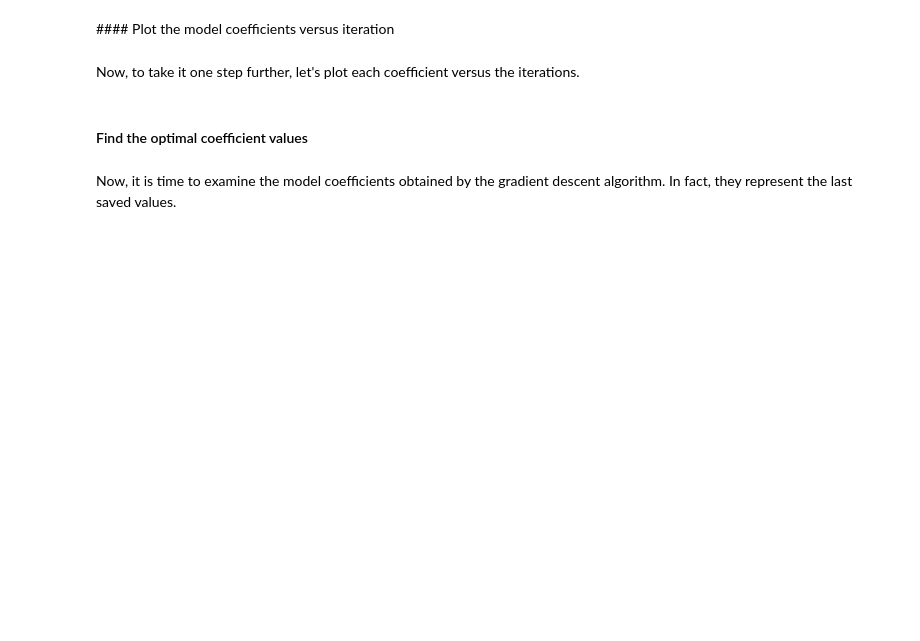
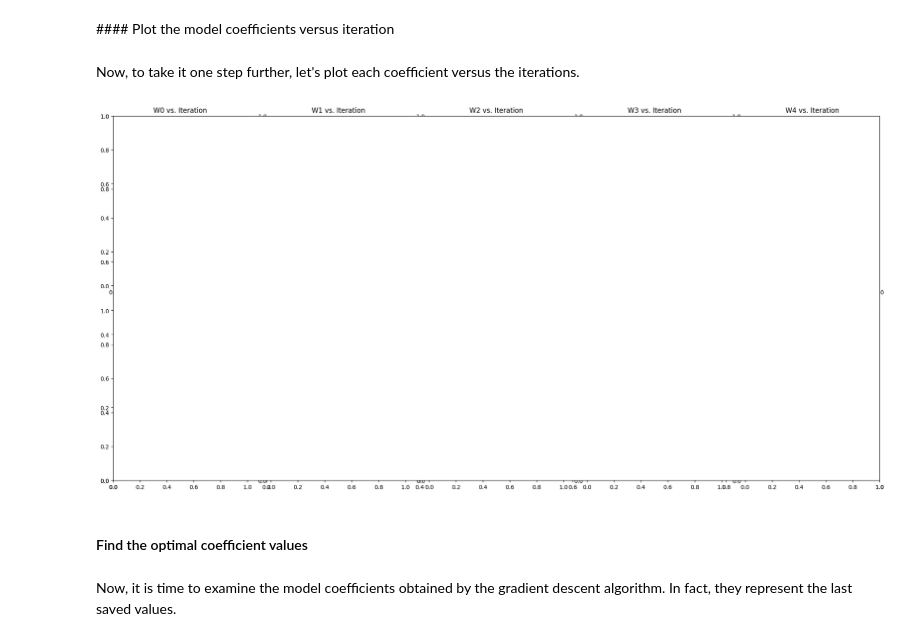
Before and after one commit to MaksBurchard240894/HFG7, a Jupyter notebook: Block B/LinearRegression_temp.ipynb, the cells around one changed output. Drawn from its saved outputs; the diff is of its cells as text; code cells hidden in the pictures; blank space fills up the shorter version.

```diff
--- a/Block B/LinearRegression_temp.ipynb
+++ b/Block B/LinearRegression_temp.ipynb
@@ -321,37 +360,68 @@ Now, to take it one step further, let's plot each coefficient versus the iterati
 # %%
 # Put your code here (1 lines of code)
 # Choose number of rows and columns for illustrating W vs. Iteration
 # Create a grid of subplots
 # You can change the number of rows and columns in the subplot
-fig, axes = plt.subplots(None, None, figsize=(8, 8))
+fig, axes = plt.subplots(2, 5, figsize=(20, 10))
+
+# Put your code here (2 lines of code)
+# Plot on the first subplot W[0] vs. Iteration
+plt.subplot(1,1,1)
+axes[0,0].set_title(label="W0 vs. Iteration")
+
+# Put your code here (2 line of code)
+# Plot on the second subplot W[1] vs. Iteration
+plt.subplot(1,1,1)
+axes[0,1].set_title("W1 vs. Iteration")
+
+# Put your code here (2 lines of code)
+# Plot on the second subplot W[2] vs. Iteration
+plt.subplot(1,1,1)
+axes[0,2].set_title("W2 vs. Iteration")
+
+# Put your code here (2 line of code)
+# Plot on the fourth subplot W[3] vs. Iteration
+plt.subplot(1,1,1)
+axes[0,3].set_title("W3 vs. Iteration")
 
 # Put your code here (1 line of code)
+# You can remove it if you have just 3 features
+# Plot on the fourth subplot W[4] vs. Iteration
+plt.subplot(1,1,1)
+axes[0,4].set_title("W4 vs. Iteration")
+
+
+# Put your code here (2 lines of code)
 # Plot on the first subplot W[0] vs. Iteration
-None
-None.set_title("W0 vs. Iteration")
+plt.subplot(1,1,1)
+axes[1,0].set_title(label="W0 vs. Iteration")
+
+# Put your code here (2 line of code)
+# Plot on the second subplot W[1] vs. Iteration
+plt.subplot(1,1,1)
+axes[1,1].set_title("W1 vs. Iteration")
+
+# Put your code here (2 lines of code)
+# Plot on the second subplot W[2] vs. Iteration
+plt.subplot(1,1,1)
+axes[1,2].set_title("W2 vs. Iteration")
+
+# Put your code here (2 line of code)
+# Plot on the fourth subplot W[3] vs. Iteration
+plt.subplot(1,1,1)
+axes[1,3].set_title("W3 vs. Iteration")
 
 # Put your code here (1 line of code)
-# Plot on the second subplot W[1] vs. Iteration
-None
-None.set_title("W1 vs. Iteration")
-
-# Put your code here (1 line of code)
-# Plot on the second subplot W[2] vs. Iteration
-None
-None.set_title("W2 vs. Iteration")
-
-# Put your code here (1 line of code)
-# You can remove it if you have just 2 features
-# Plot on the fourth subplot W[3] vs. Iteration
-None
-None.set_title("W3 vs. Iteration")
-
-# Add more if you have more than 3 features
-# ......
+# You can remove it if you have just 3 features
+# Plot on the fourth subplot W[4] vs. Iteration
+plt.subplot(1,1,1)
+axes[1,4].set_title("W4 vs. Iteration")
 
 # Adjust layout and show the plots
 plt.tight_layout()
 plt.show()
+# %% [output]
+[figure, added]
 # %% [markdown]
 #### Find the optimal coefficient values
 # %% [markdown]
```
Also changed, not shown: parts of 31 cells of this notebook, 4 other files.
